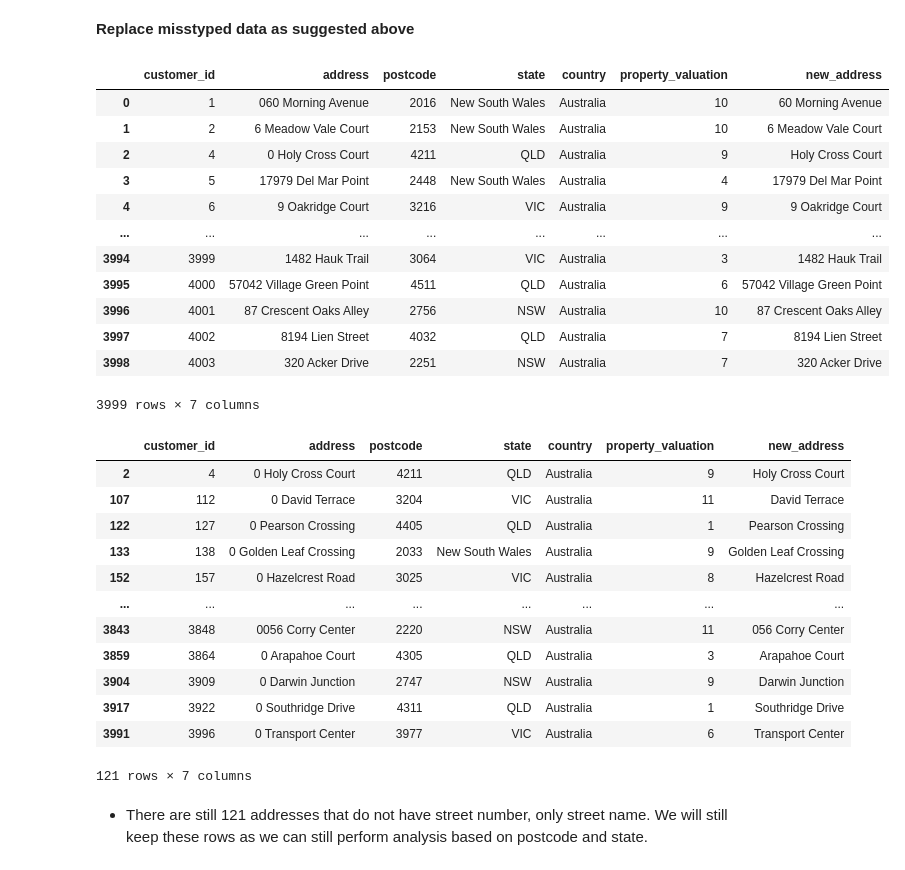
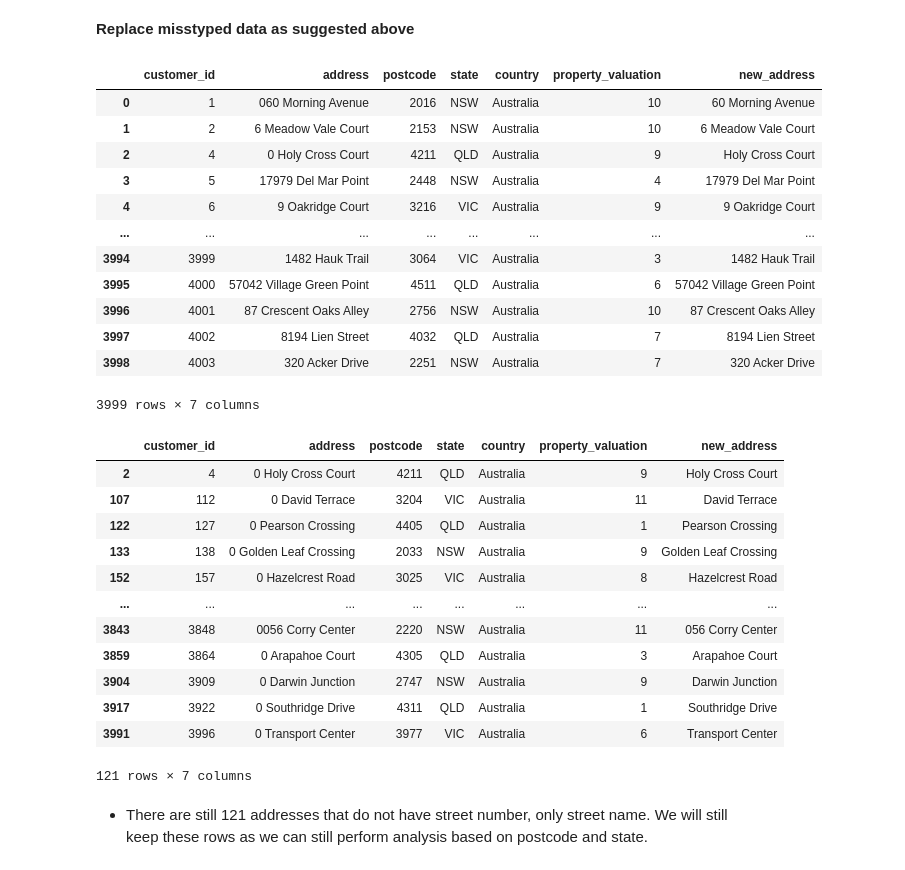
Before and after one commit to Navyhoang/KPMG_Virtual_Internship_Challenge, a Jupyter notebook: Results/KPMG_module_1.ipynb, the cells around one changed output. Saved outputs shown, nothing was run; the diff lists cells and outputs as text; code cells hidden in the pictures.

Commit message:
Update Address dataset

```diff
--- a/Results/KPMG_module_1.ipynb
+++ b/Results/KPMG_module_1.ipynb
@@ -672,13 +674,18 @@ dtype: int64
 # %%
 # Create new column "new_address that strip out the leading '0' for rows that start with '0'
 CustomerAddress['new_address'] = CustomerAddress['address'].apply(lambda x : x[1:] if x.startswith("0") else x)
+
+# Replace state names with appreviations
+CustomerAddress["state"].replace(dict.fromkeys(['New South Wales'], 'NSW'), inplace=True)
+CustomerAddress["state"].replace(dict.fromkeys(['Victoria'], 'VIC'), inplace=True)
+
 CustomerAddress
 # %% [output]
 |  | customer_id | address | postcode | state | country | property_valuation | new_address |
-| 0 | 1 | 060 Morning Avenue | 2016 | New South Wales | Australia | 10 | 60 Morning Avenue |
-| 1 | 2 | 6 Meadow Vale Court | 2153 | New South Wales | Australia | 10 | 6 Meadow Vale Court |
+| 0 | 1 | 060 Morning Avenue | 2016 | NSW | Australia | 10 | 60 Morning Avenue |
+| 1 | 2 | 6 Meadow Vale Court | 2153 | NSW | Australia | 10 | 6 Meadow Vale Court |
 | 2 | 4 | 0 Holy Cross Court | 4211 | QLD | Australia | 9 | Holy Cross Court |
-| 3 | 5 | 17979 Del Mar Point | 2448 | New South Wales | Australia | 4 | 17979 Del Mar Point |
+| 3 | 5 | 17979 Del Mar Point | 2448 | NSW | Australia | 4 | 17979 Del Mar Point |
 | 4 | 6 | 9 Oakridge Court | 3216 | VIC | Australia | 9 | 9 Oakridge Court |
 | ... | ... | ... | ... | ... | ... | ... | ... |
 | 3994 | 3999 | 1482 Hauk Trail | 3064 | VIC | Australia | 3 | 1482 Hauk Trail |
@@ -695,7 +702,7 @@ CustomerAddress[~CustomerAddress['new_address'].str.startswith(('1', '2', '3', '
 | 2 | 4 | 0 Holy Cross Court | 4211 | QLD | Australia | 9 | Holy Cross Court |
 | 107 | 112 | 0 David Terrace | 3204 | VIC | Australia | 11 | David Terrace |
 | 122 | 127 | 0 Pearson Crossing | 4405 | QLD | Australia | 1 | Pearson Crossing |
-| 133 | 138 | 0 Golden Leaf Crossing | 2033 | New South Wales | Australia | 9 | Golden Leaf Crossing |
+| 133 | 138 | 0 Golden Leaf Crossing | 2033 | NSW | Australia | 9 | Golden Leaf Crossing |
 | 152 | 157 | 0 Hazelcrest Road | 3025 | VIC | Australia | 8 | Hazelcrest Road |
 | ... | ... | ... | ... | ... | ... | ... | ... |
 | 3843 | 3848 | 0056 Corry Center | 2220 | NSW | Australia | 11 | 056 Corry Center |
```
Also changed, not shown: parts of 2 cells of this notebook, 1 other file.
